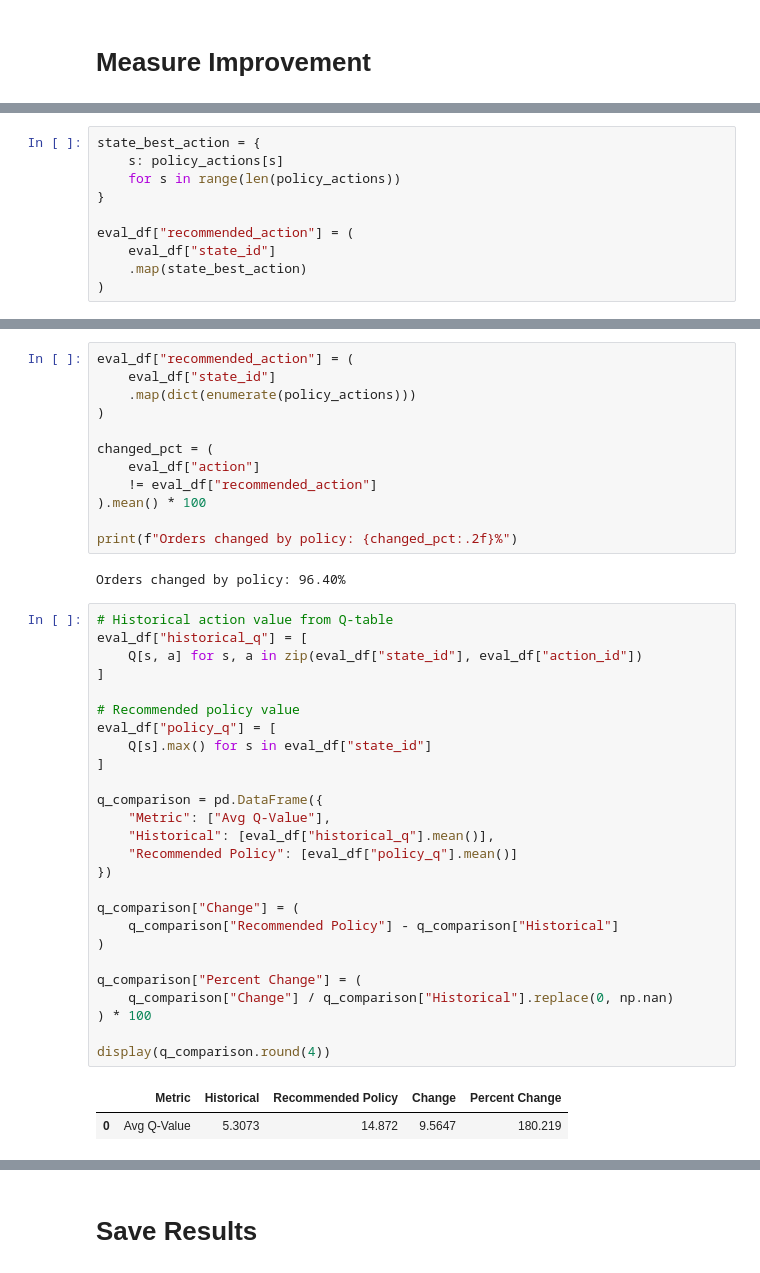
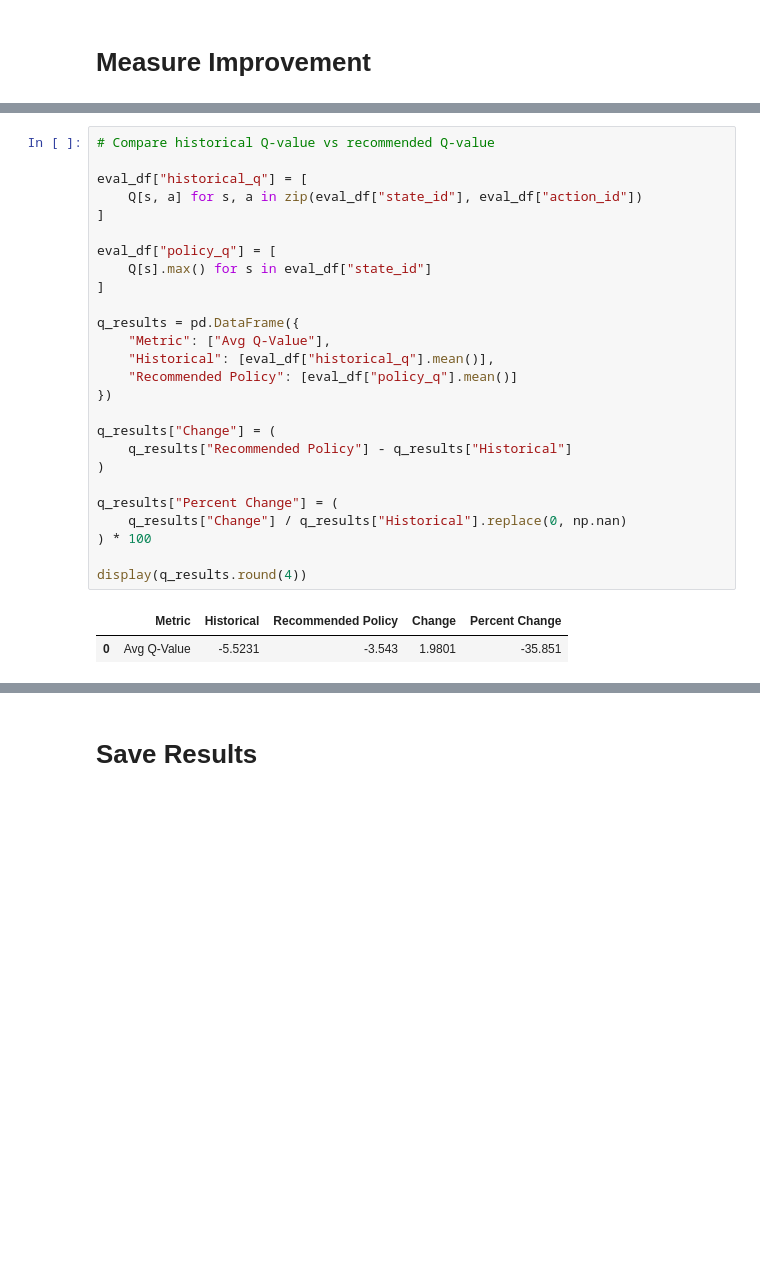
Before and after one commit to Jasonmiller513/Dissertation, a Jupyter notebook: Second_Test_WA.ipynb, the cells around one changed output, grey strips where cells are left out. Saved outputs shown, nothing was run; the diff lists cells and outputs as text; blank space fills up the shorter version.

```diff
--- a/Second_Test_WA.ipynb
+++ b/Second_Test_WA.ipynb
@@ -1537,10 +1528,0 @@ display(improvement_df.round(4))
-# %%
-state_best_action = {
-    s: policy_actions[s]
-    for s in range(len(policy_actions))
-}
-
-eval_df["recommended_action"] = (
-    eval_df["state_id"]
-    .map(state_best_action)
-)
@@ -1559,46 +1529,32 @@ Orders changed by policy: 96.40%
-# %%
-eval_df["recommended_action"] = (
-    eval_df["state_id"]
-    .map(dict(enumerate(policy_actions)))
-)
-
-changed_pct = (
-    eval_df["action"]
-    != eval_df["recommended_action"]
-).mean() * 100
-
-print(f"Orders changed by policy: {changed_pct:.2f}%")
-# %% [output]
-Orders changed by policy: 96.40%
 # %%
-# Historical action value from Q-table
+# Compare historical Q-value vs recommended Q-value
+
 eval_df["historical_q"] = [
     Q[s, a] for s, a in zip(eval_df["state_id"], eval_df["action_id"])
 ]
 
-# Recommended policy value
 eval_df["policy_q"] = [
     Q[s].max() for s in eval_df["state_id"]
 ]
 
-q_comparison = pd.DataFrame({
+q_results = pd.DataFrame({
     "Metric": ["Avg Q-Value"],
     "Historical": [eval_df["historical_q"].mean()],
     "Recommended Policy": [eval_df["policy_q"].mean()]
 })
 
-q_comparison["Change"] = (
-    q_comparison["Recommended Policy"] - q_comparison["Historical"]
+q_results["Change"] = (
+    q_results["Recommended Policy"] - q_results["Historical"]
 )
 
-q_comparison["Percent Change"] = (
-    q_comparison["Change"] / q_comparison["Historical"].replace(0, np.nan)
+q_results["Percent Change"] = (
+    q_results["Change"] / q_results["Historical"].replace(0, np.nan)
 ) * 100
 
-display(q_comparison.round(4))
+display(q_results.round(4))
 # %% [output]
 |  | Metric | Historical | Recommended Policy | Change | Percent Change |
-| 0 | Avg Q-Value | 5.3073 | 14.872 | 9.5647 | 180.219 |
+| 0 | Avg Q-Value | -5.5231 | -3.543 | 1.9801 | -35.851 |
 # %%
 comparison = pd.crosstab(
     eval_df["Shipping Mode_str"],
```
Also changed, not shown: parts of 31 cells of this notebook.
